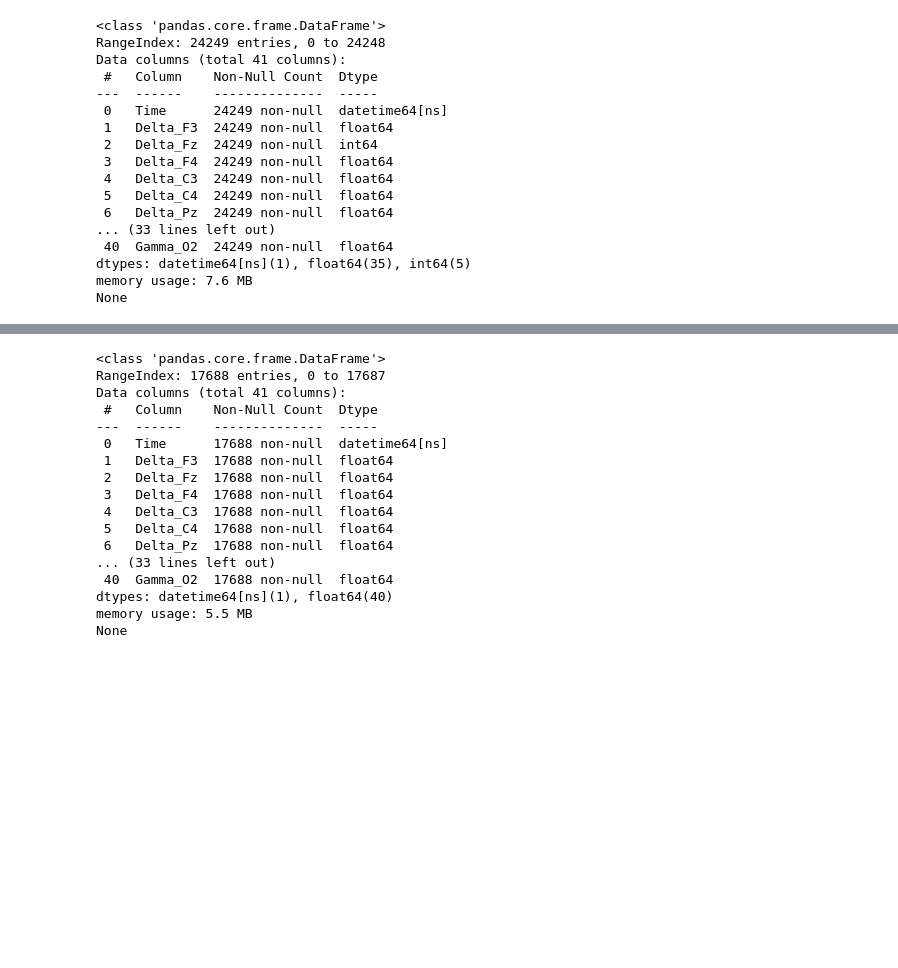
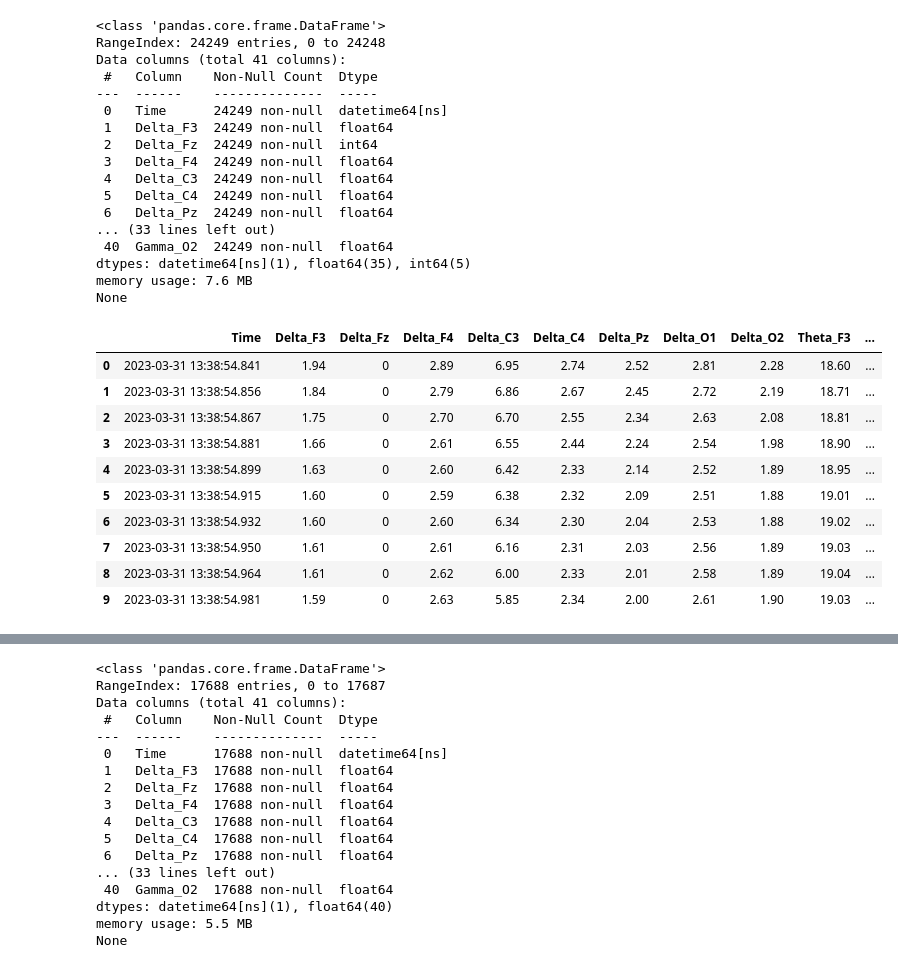
Before and after one commit to albertmwangwa/EEG-Analysis, a Jupyter notebook: EEG Analysis.ipynb, the cells around one changed output, grey strips where cells are left out. Cells and saved outputs as stored; diff of their text form; code cells hidden in the pictures; blank space fills up the shorter version.

```diff
--- a/EEG Analysis.ipynb
+++ b/EEG Analysis.ipynb
@@ -216,5 +212,16 @@ dtypes: datetime64[ns](1), float64(35), int64(5)
 memory usage: 7.6 MB
 None
 # %%
-print(clean_serie2.head(10))
+clean_serie2.head(10)
 # %% [output]
+|  | Time | Delta_F3 | Delta_Fz | Delta_F4 | Delta_C3 | Delta_C4 | Delta_Pz | Delta_O1 | Delta_O2 | Theta_F3 | ... |
+| 0 | 2023-03-31 13:38:54.841 | 1.94 | 0 | 2.89 | 6.95 | 2.74 | 2.52 | 2.81 | 2.28 | 18.60 | ... |
+| 1 | 2023-03-31 13:38:54.856 | 1.84 | 0 | 2.79 | 6.86 | 2.67 | 2.45 | 2.72 | 2.19 | 18.71 | ... |
+| 2 | 2023-03-31 13:38:54.867 | 1.75 | 0 | 2.70 | 6.70 | 2.55 | 2.34 | 2.63 | 2.08 | 18.81 | ... |
+| 3 | 2023-03-31 13:38:54.881 | 1.66 | 0 | 2.61 | 6.55 | 2.44 | 2.24 | 2.54 | 1.98 | 18.90 | ... |
+| 4 | 2023-03-31 13:38:54.899 | 1.63 | 0 | 2.60 | 6.42 | 2.33 | 2.14 | 2.52 | 1.89 | 18.95 | ... |
+| 5 | 2023-03-31 13:38:54.915 | 1.60 | 0 | 2.59 | 6.38 | 2.32 | 2.09 | 2.51 | 1.88 | 19.01 | ... |
+| 6 | 2023-03-31 13:38:54.932 | 1.60 | 0 | 2.60 | 6.34 | 2.30 | 2.04 | 2.53 | 1.88 | 19.02 | ... |
+| 7 | 2023-03-31 13:38:54.950 | 1.61 | 0 | 2.61 | 6.16 | 2.31 | 2.03 | 2.56 | 1.89 | 19.03 | ... |
+| 8 | 2023-03-31 13:38:54.964 | 1.61 | 0 | 2.62 | 6.00 | 2.33 | 2.01 | 2.58 | 1.89 | 19.04 | ... |
+| 9 | 2023-03-31 13:38:54.981 | 1.59 | 0 | 2.63 | 5.85 | 2.34 | 2.00 | 2.61 | 1.90 | 19.03 | ... |
```
Also changed, not shown: parts of 33 cells of this notebook.
